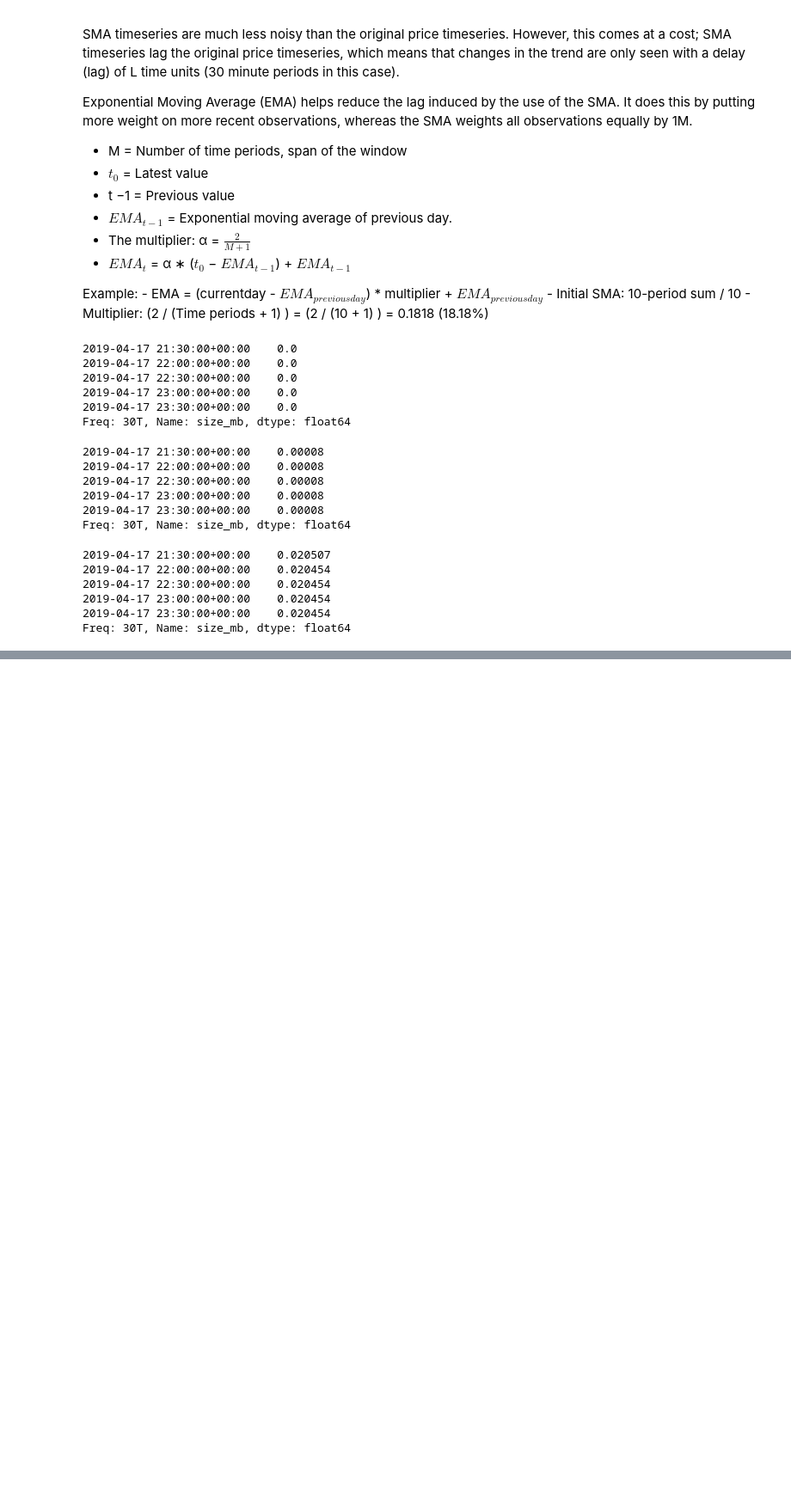
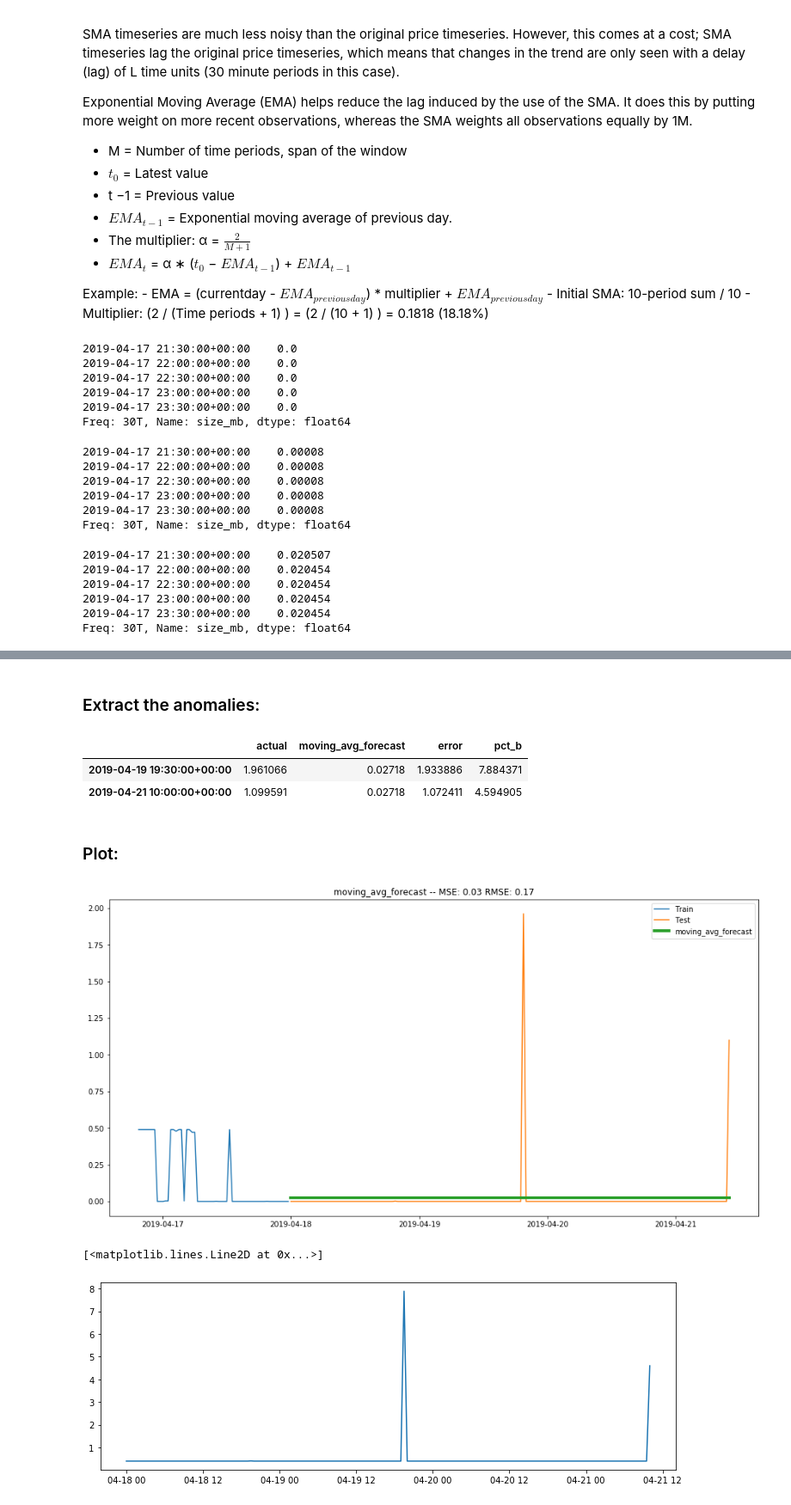
Before and after one commit to SandyGavlickGraham/AnomalyDetection, a Jupyter notebook: AnomaliesInTimeSeriesContinuousVariables.ipynb, the cells around one changed output, grey strips where cells are left out. Shown at 86% size. Saved outputs shown, nothing was run; the diff lists cells and outputs as text; code cells hidden in the pictures; blank space fills up the shorter version.

Commit message:
updating AnomaliesInTimeSeriesContinuousVariables notebook

```diff
--- a/AnomaliesInTimeSeriesContinuousVariables.ipynb
+++ b/AnomaliesInTimeSeriesContinuousVariables.ipynb
@@ -473,0 +534,10 @@ Freq: 30T, Name: size_mb, dtype: float64
+# %%
+span = 24
+ema_long = train.ewm(span=span, adjust=False).mean()
+midband = ema_long[-1]
+ub = midband + ema_long[-24:-1].std()*3
+lb = midband - ema_long[-24:-1].std()*3
+
+yhat['moving_avg_forecast'] = midband
+
+yhat
@@ -473,0 +565,4 @@ Freq: 30T, Name: size_mb, dtype: float64
+# %%
+# compute the absolute error:
+yhat['error'] = abs(yhat.actual - yhat.moving_avg_forecast)
+yhat.head()
@@ -473,0 +576,25 @@ Freq: 30T, Name: size_mb, dtype: float64
+# %%
+# compute the mean of the absolute error:
+# yhat.error.median()
+
+# compute upper band and lower band using IQR with weight of 3
+
+yhat['pct_b'] = (yhat.actual-lb)/(ub-lb)
+# %% [markdown]
+### Extract the anomalies:
+# %%
+yhat[yhat.pct_b > 1]
+# %% [output]
+|  | actual | moving_avg_forecast | error | pct_b |
+| 2019-04-19 19:30:00+00:00 | 1.961066 | 0.02718 | 1.933886 | 7.884371 |
+| 2019-04-21 10:00:00+00:00 | 1.099591 | 0.02718 | 1.072411 | 4.594905 |
+# %% [markdown]
+### Plot:
+# %%
+plot_and_eval(yhat.moving_avg_forecast, actual=test)
+plt.figure(figsize=(12,4))
+plt.plot(yhat.pct_b)
+# %% [output]
+[figure, added]
+[<matplotlib.lines.Line2D at 0x...>]
+[figure, added]
```
Also changed, not shown: parts of 10 cells of this notebook.
